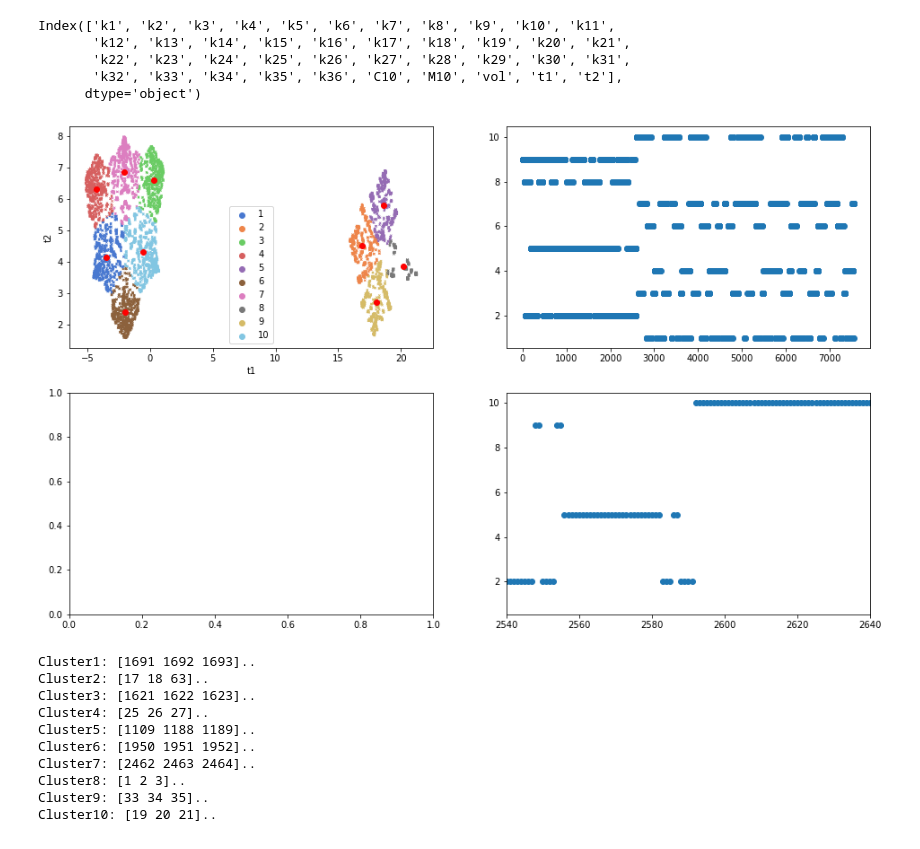
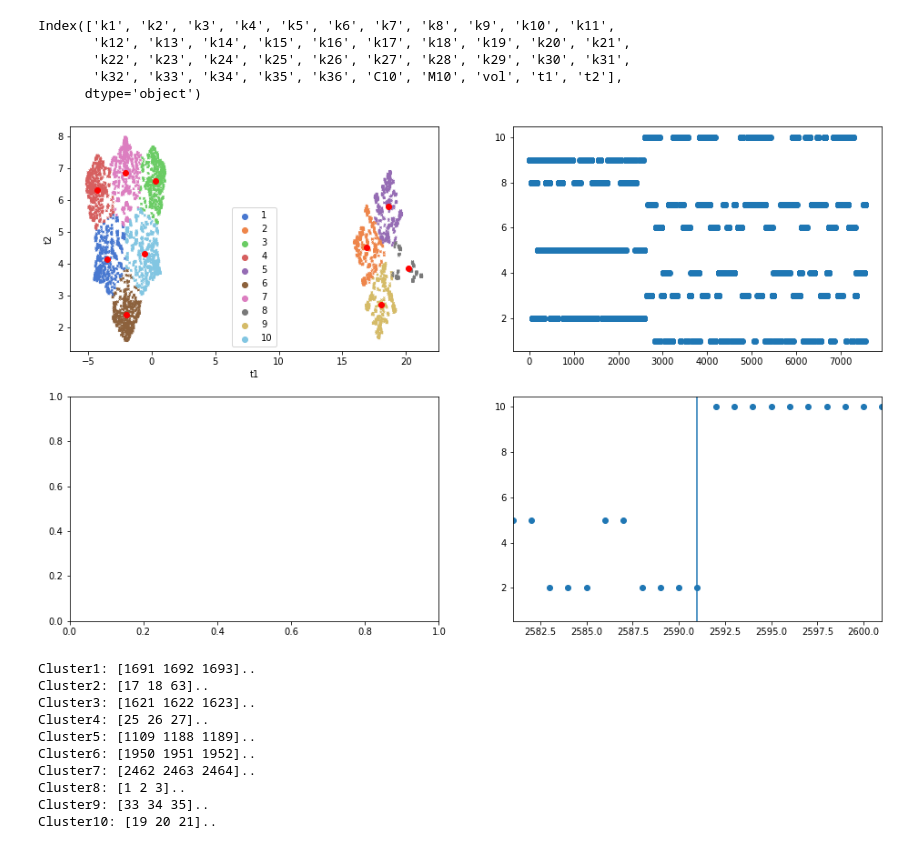
Before and after one commit to ViskaWei/hill-sketch, a Jupyter notebook: hillSimple/hill_simple.ipynb, the cells around one changed output. Saved outputs shown, nothing was run; the diff lists cells and outputs as text; code cells hidden in the pictures.

```diff
--- a/hillSimple/hill_simple.ipynb
+++ b/hillSimple/hill_simple.ipynb
@@ -34,9 +34,9 @@ Index(['k1', 'k2', 'k3', 'k4', 'k5', 'k6', 'k7', 'k8', 'k9', 'k10', 'k11',
        'k32', 'k33', 'k34', 'k35', 'k36', 'C10', 'M10', 'vol', 't1', 't2'],
       dtype='object')
 # %%
-plot_data(data,kmap,cut = 2590, rng=50)
+plot_data(data,kmap,cut = 2591, rng=10)
 # %% [output]
-[figure, old version]
+[figure, new version]
 # %%
 outDir = './out/'
 # %%
```
